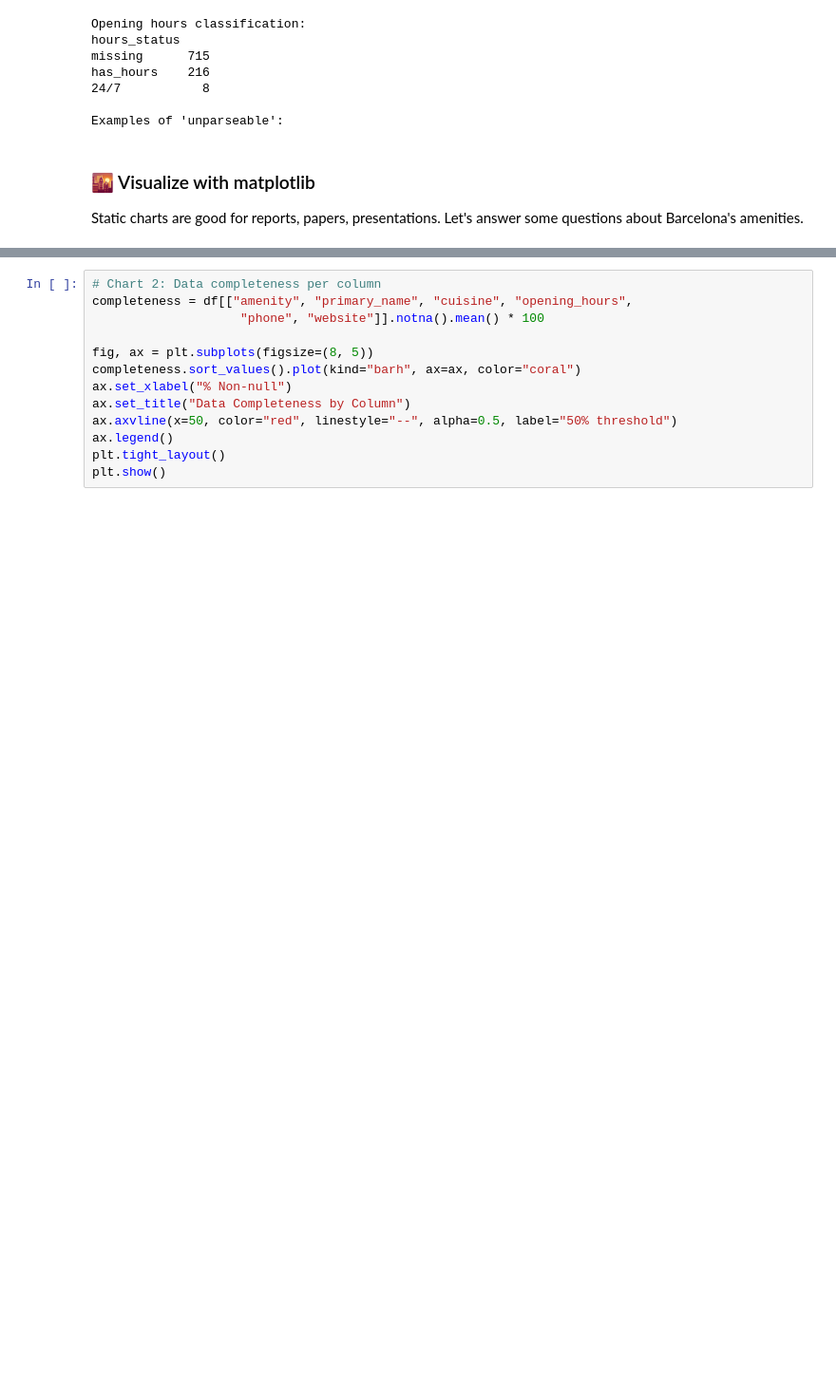
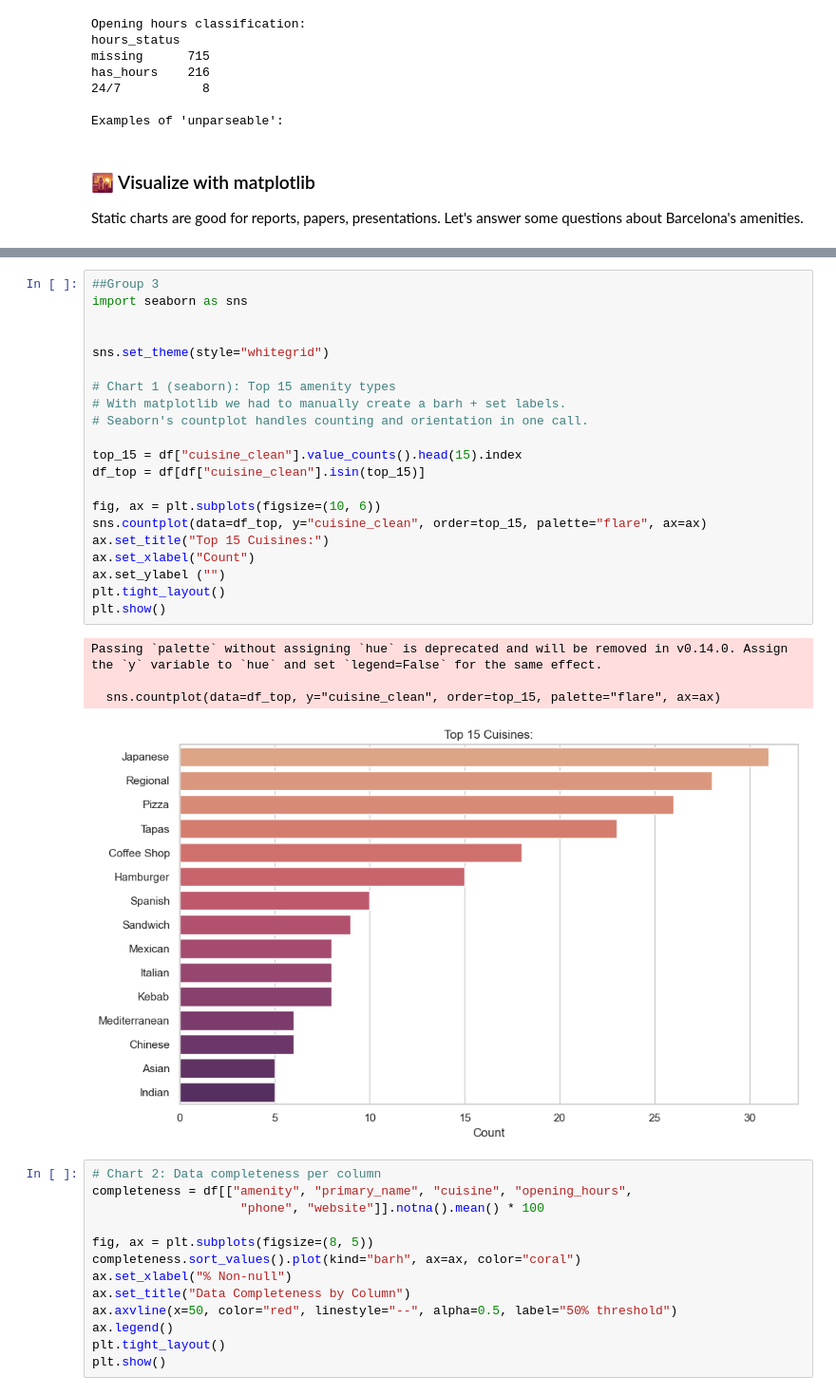
Before and after one commit to etmegla/edu.eda, a Jupyter notebook: example/barcelona_eda.ipynb, the cells around one changed output, grey strips where cells are left out. Shown at 95% size. Saved outputs shown, nothing was run; the diff lists cells and outputs as text; blank space fills up the shorter version.

Commit message:
flare

```diff
--- a/example/barcelona_eda.ipynb
+++ b/example/barcelona_eda.ipynb
@@ -603,5 +604,31 @@ plt.show()
 # %% [output]
 [figure]
+# %%
+##Group 3
+import seaborn as sns
+
+
+sns.set_theme(style="whitegrid")
+
+# Chart 1 (seaborn): Top 15 amenity types
+# With matplotlib we had to manually create a barh + set labels.
+# Seaborn's countplot handles counting and orientation in one call.
+
+top_15 = df["cuisine_clean"].value_counts().head(15).index
+df_top = df[df["cuisine_clean"].isin(top_15)]
+
+fig, ax = plt.subplots(figsize=(10, 6))
+sns.countplot(data=df_top, y="cuisine_clean", order=top_15, palette="flare", ax=ax)
+ax.set_title("Top 15 Cuisines:")
+ax.set_xlabel("Count")
+ax.set_ylabel ("")
+plt.tight_layout()
+plt.show()
+# %% [output]
+Passing `palette` without assigning `hue` is deprecated and will be removed in v0.14.0. Assign the `y` variable to `hue` and set `legend=False` for the same effect.
+
+  sns.countplot(data=df_top, y="cuisine_clean", order=top_15, palette="flare", ax=ax)
+[figure, added]
 # %%
 # Chart 2: Data completeness per column
 completeness = df[["amenity", "primary_name", "cuisine", "opening_hours",
```
Also changed, not shown: parts of 2 cells of this notebook.
